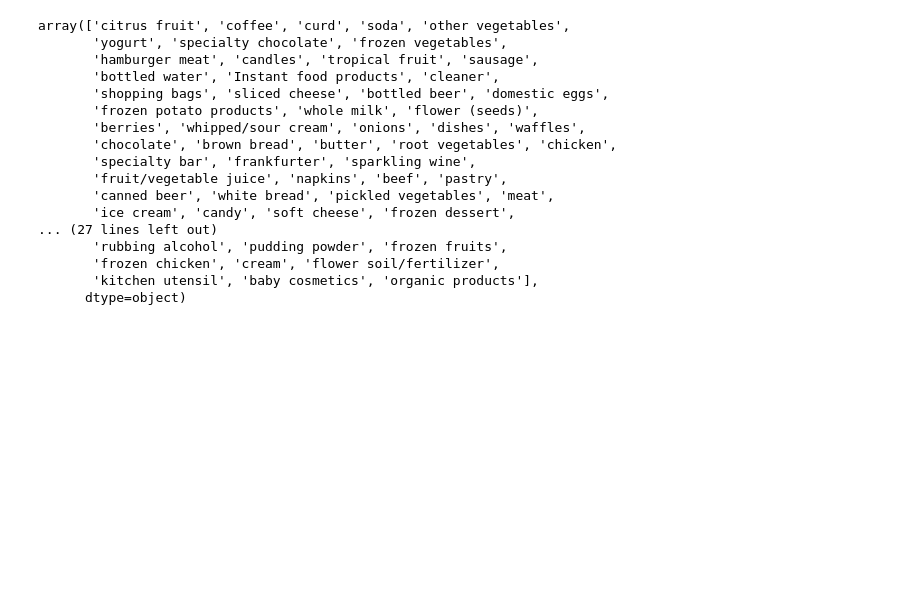
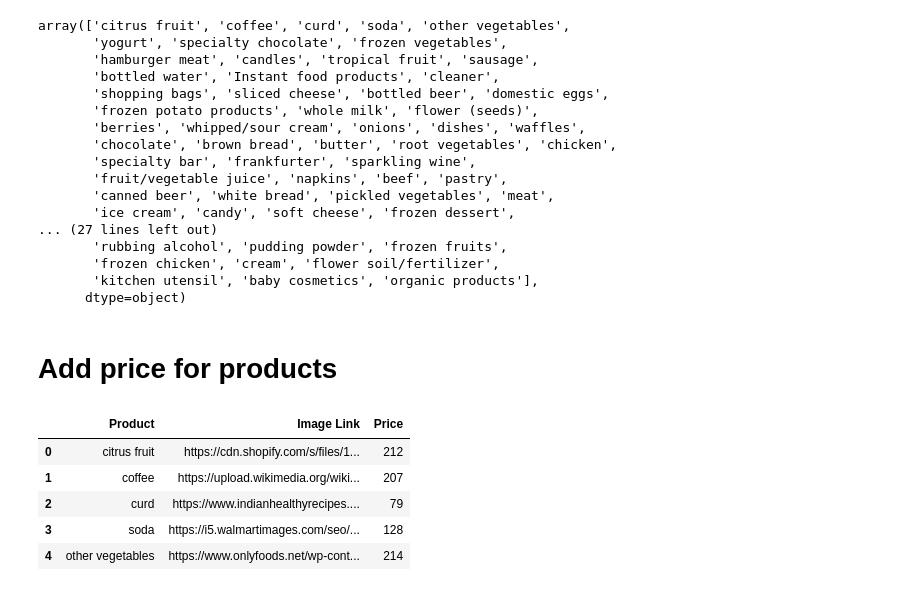
Before and after one commit to HieuPham-origin/fpgrowth, a Jupyter notebook: preprocessing.ipynb, the cells around one changed output. Cells and saved outputs as stored; diff of their text form; code cells hidden in the pictures; blank space fills up the shorter version.

```diff
--- a/preprocessing.ipynb
+++ b/preprocessing.ipynb
@@ -484,3 +401,16 @@ array(['citrus fruit', 'coffee', 'curd', 'soda', 'other vegetables',
        'frozen chicken', 'cream', 'flower soil/fertilizer',
        'kitchen utensil', 'baby cosmetics', 'organic products'],
       dtype=object)
+# %% [markdown]
+# Add price for products
+# %%
+product = pd.read_csv('product_images.csv')
+product['Price'] = [random.randint(20, 250) for _ in range(len(product))]
+product.head()
+# %% [output]
+|  | Product | Image Link | Price |
+| 0 | citrus fruit | https://cdn.shopify.com/s/files/1... | 212 |
+| 1 | coffee | https://upload.wikimedia.org/wiki... | 207 |
+| 2 | curd | https://www.indianhealthyrecipes.... | 79 |
+| 3 | soda | https://i5.walmartimages.com/seo/... | 128 |
+| 4 | other vegetables | https://www.onlyfoods.net/wp-cont... | 214 |
```
Also changed, not shown: parts of 5 cells of this notebook, 5 other files.
